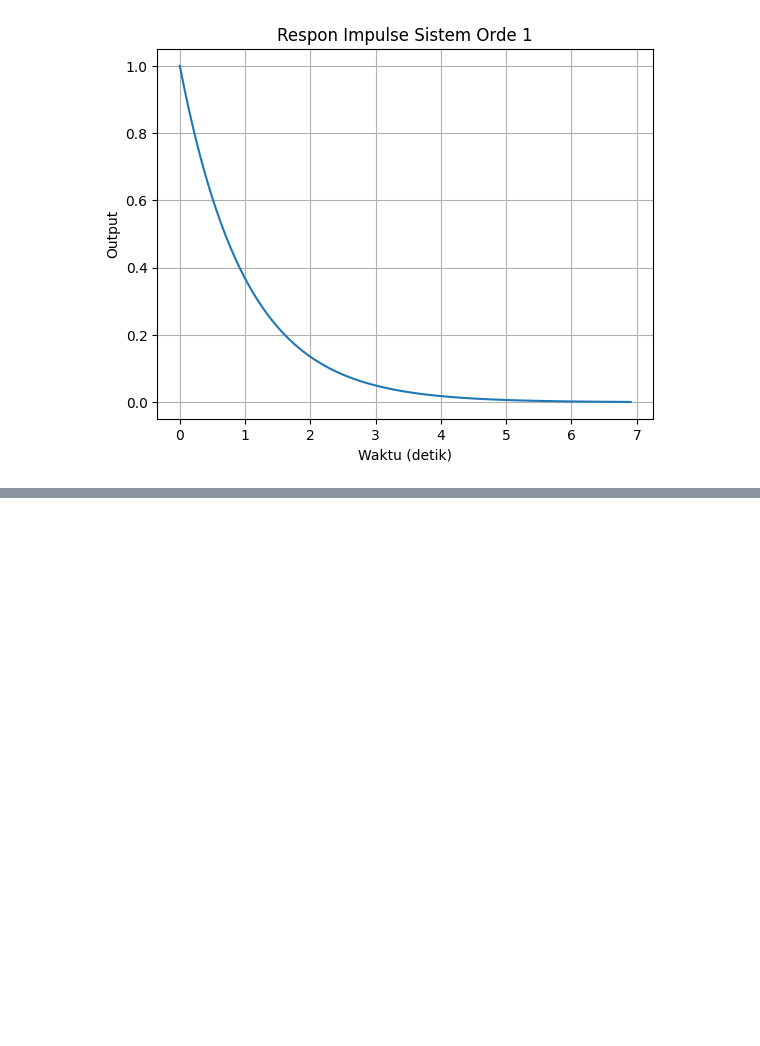
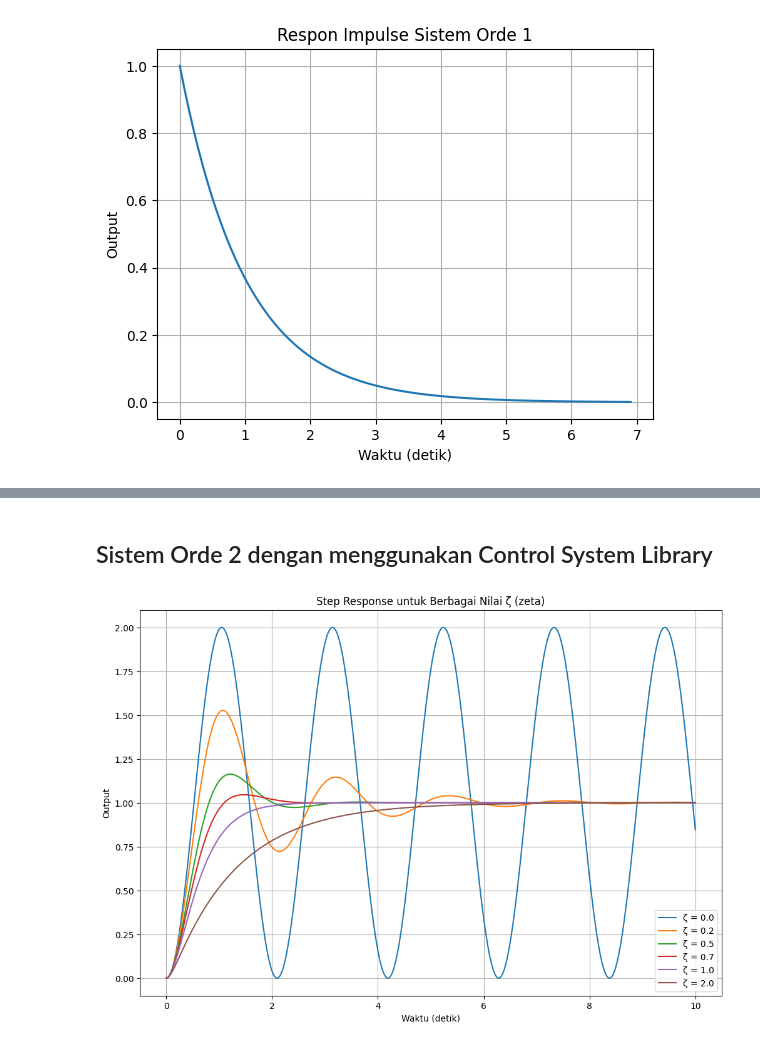
Before and after one commit to hydekage/Sistem-Automasi, a Jupyter notebook: Analisis_Sistem_Response.ipynb, the cells around one changed output, grey strips where cells are left out. Drawn from its saved outputs; the diff is of its cells as text; code cells hidden in the pictures; blank space fills up the shorter version.

```diff
--- a/Analisis_Sistem_Response.ipynb
+++ b/Analisis_Sistem_Response.ipynb
@@ -138,0 +217,40 @@ plt.show()
+# %% [markdown]
+## Sistem Orde 2 dengan menggunakan Control System Library ##
+# %%
+import numpy as np
+import matplotlib.pyplot as plt
+import control as ctrl
+
+# Definisikan parameter tetap
+omega_n = 3  # Natural frequency (rad/s)
+
+# Definisikan variasi nilai zeta
+zeta_values = [0.0, 0.2, 0.5, 0.7, 1.0, 2.0]  # Undamped, underdamped, critically damped, overdamped
+
+# Waktu simulasi
+t = np.linspace(0, 10, 1000)
+
+# Buat plot
+plt.figure(figsize=(12, 8))
+
+for zeta in zeta_values:
+    # Buat Transfer Function untuk setiap zeta
+    numerator = [omega_n**2]
+    denominator = [1, 2*zeta*omega_n, omega_n**2]
+    G = ctrl.TransferFunction(numerator, denominator)
+
+    # Simulasi step response
+    t_out, y_out = ctrl.step_response(G, T=t)
+
+    # Plot
+    plt.plot(t_out, y_out, label=f'ζ = {zeta}')
+
+# Setting plot
+plt.title('Step Response untuk Berbagai Nilai ζ (zeta)')
+plt.xlabel('Waktu (detik)')
+plt.ylabel('Output')
+plt.grid(True)
+plt.legend()
+plt.show()
+# %% [output]
+[figure, added]
```
Also changed, not shown: parts of 4 cells of this notebook.
